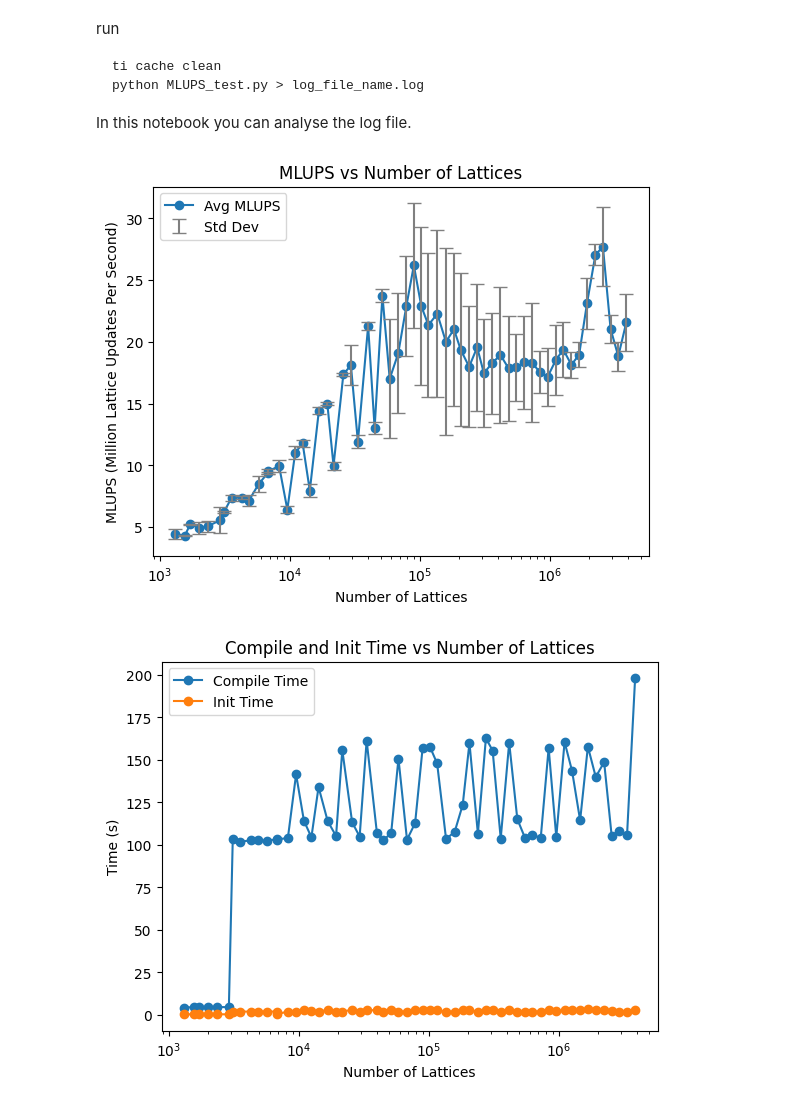
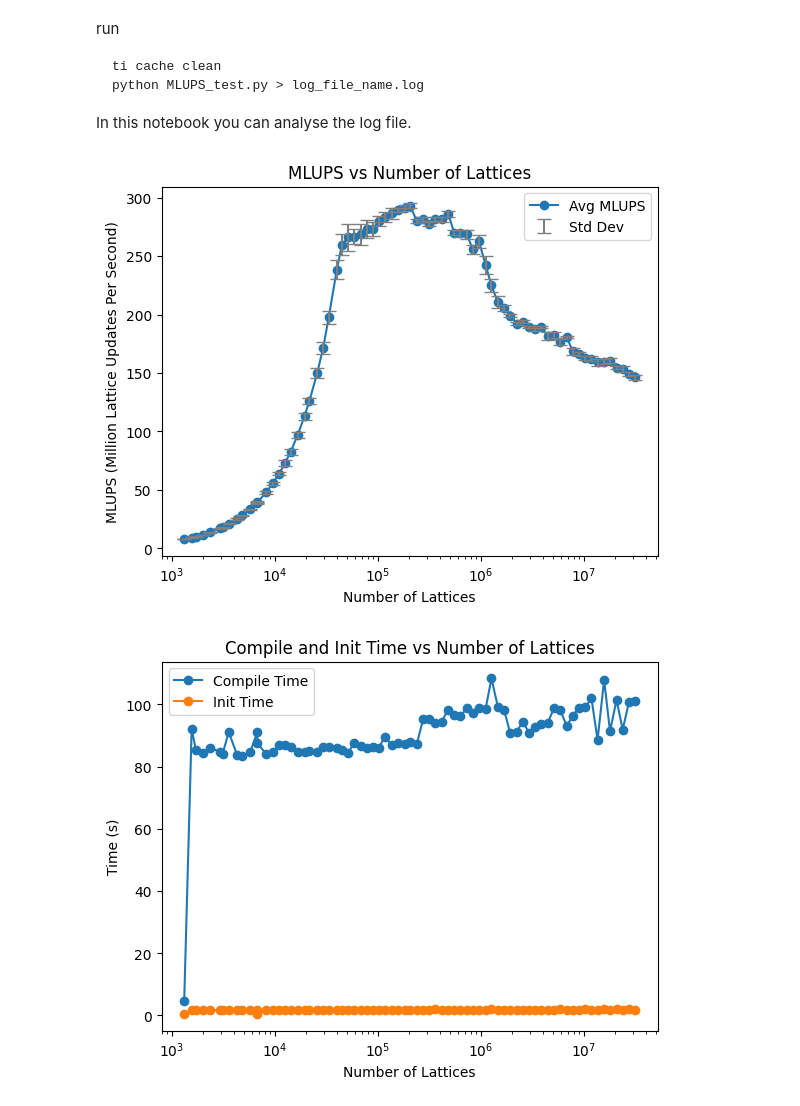
Before and after one commit to YueZeshi/LBM_porousChem, a Jupyter notebook: notebook/MLUPS_test.ipynb, the cells around one changed output. Saved outputs shown, nothing was run; the diff lists cells and outputs as text; code cells hidden in the pictures.

```diff
--- a/notebook/MLUPS_test.ipynb
+++ b/notebook/MLUPS_test.ipynb
@@ -73,18 +73,18 @@ def parse_log_v2(log_file):
                 pass
     return n_lattice_list, avg_MLUPS_list, std_MLUPS_list, compile_time_list, init_time_list
 # %%
-log_file = "laptop_cpu_MLUPS.log" # log file path
+log_file = "legion_cuda_MLUPS.log" # log file path
 n_lattice_list,  avg_MLUPS_list, std_MLUPS_list, compile_time_list, init_time_list = parse_log_v1(log_file)
 plt.plot(n_lattice_list, avg_MLUPS_list, 'o-', label='Avg MLUPS')
 plt.errorbar(n_lattice_list, avg_MLUPS_list, yerr=std_MLUPS_list, fmt='none', ecolor='gray', capsize=5, label='Std Dev')
 plt.xscale('log')
 plt.xlabel('Number of Lattices')
 plt.ylabel('MLUPS (Million Lattice Updates Per Second)')
 plt.title('MLUPS vs Number of Lattices')
 plt.legend()
 plt.show()
 # %% [output]
-[figure, old version]
+[figure, new version]
 # %%
 plt.plot(n_lattice_list, compile_time_list, 'o-', label='Compile Time')
 plt.plot(n_lattice_list, init_time_list, 'o-', label='Init Time')
@@ -95,4 +95,4 @@ plt.legend()
 plt.xscale('log')
 plt.show()
 # %% [output]
-[figure, old version]
+[figure, new version]
```
Also changed, not shown: 1 other file.
